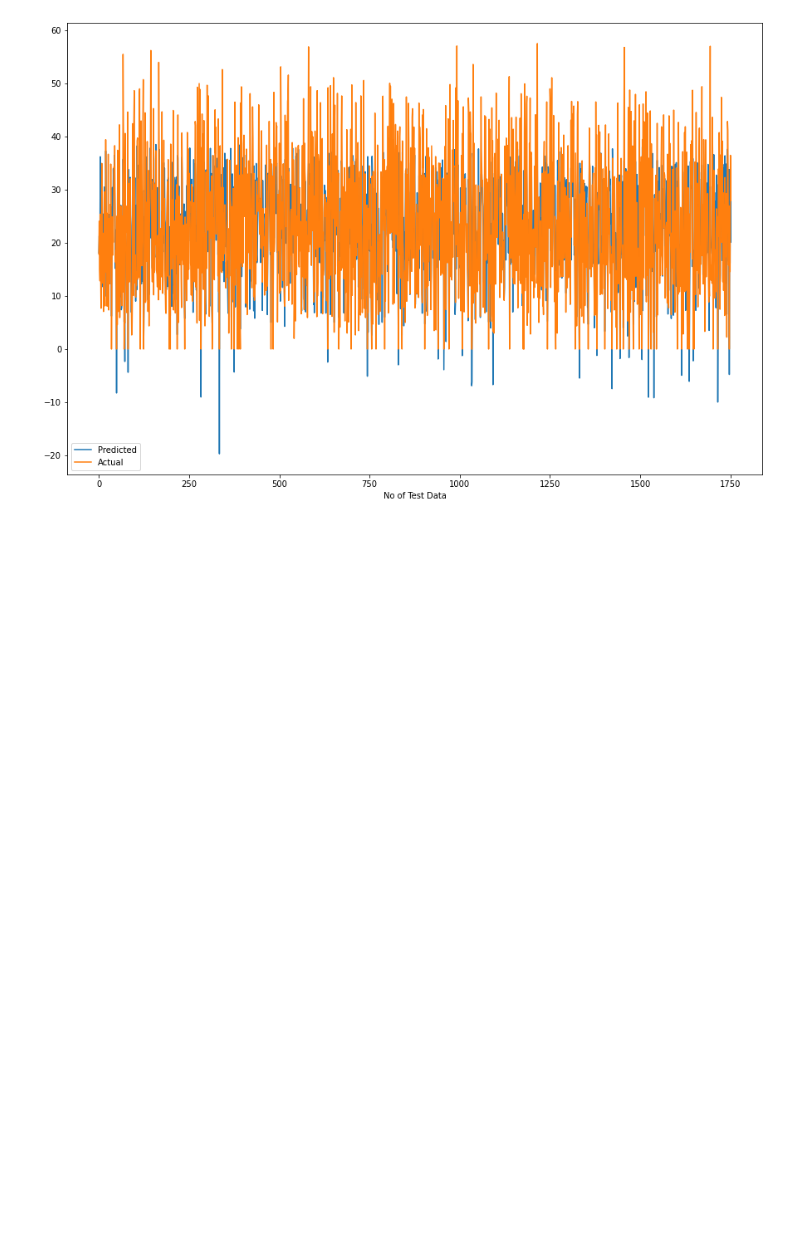
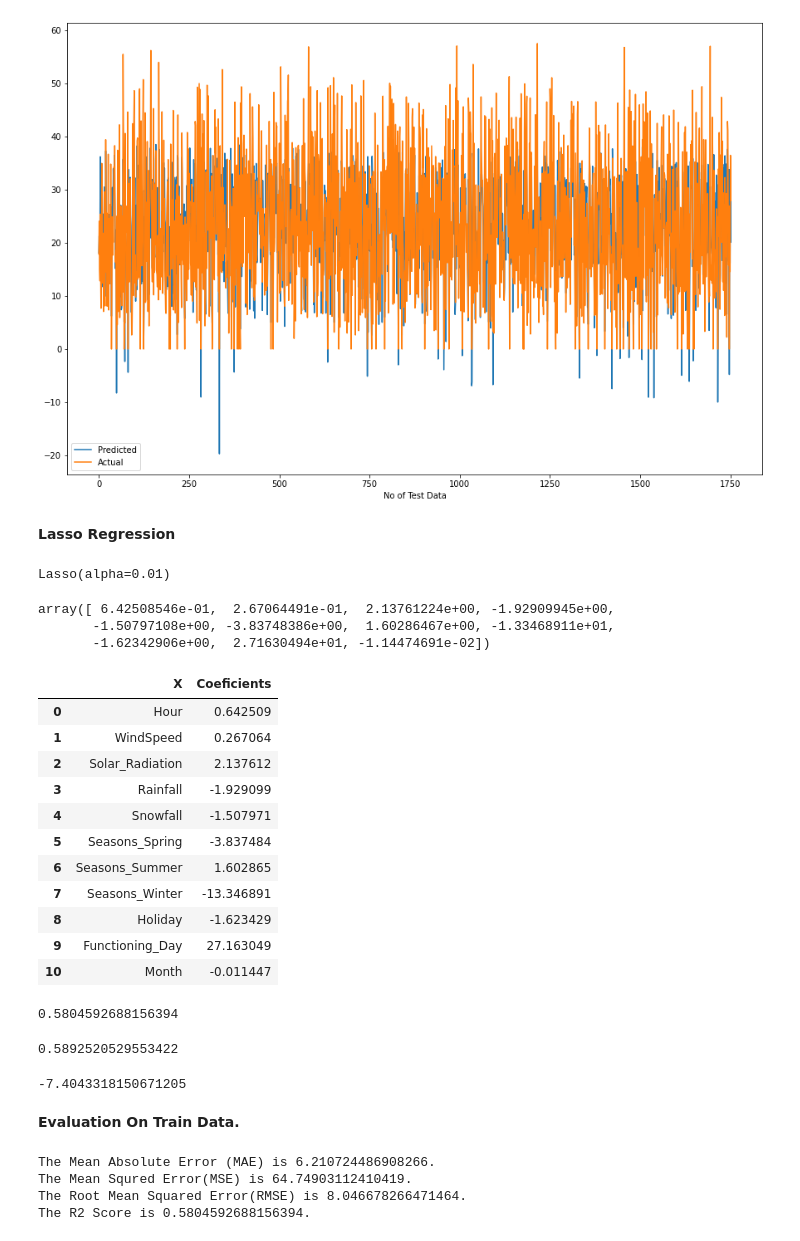
Before and after one commit to Anupa-123/Bike-sharing-demand-prediction, a Jupyter notebook: Bike_Sharing_Demand_Prediction_Capstone_Project.ipynb, the cells around one changed output. Drawn from its saved outputs; the diff is of its cells as text; code cells hidden in the pictures; blank space fills up the shorter version.

```diff
--- a/Bike_Sharing_Demand_Prediction_Capstone_Project.ipynb
+++ b/Bike_Sharing_Demand_Prediction_Capstone_Project.ipynb
@@ -938,3 +938,5 @@ plt.xlabel('No of Test Data')
 plt.show()
 # %% [output]
 [figure]
+# %% [markdown]
+**Lasso Regression**
@@ -940,0 +946,43 @@ plt.show()
+# %%
+# Fitting and training the model
+lasso_reg.fit(X_train,y_train)
+# %% [output]
+Lasso(alpha=0.01)
+# %%
+# Check coefficient
+lasso_reg.coef_
+# %% [output]
+array([ 6.42508546e-01,  2.67064491e-01,  2.13761224e+00, -1.92909945e+00,
+       -1.50797108e+00, -3.83748386e+00,  1.60286467e+00, -1.33468911e+01,
+       -1.62342906e+00,  2.71630494e+01, -1.14474691e-02])
+# %%
+# get dataframe of x columns and Coeficients
+pd.DataFrame(lasso_reg.coef_,X.columns,columns=['Coeficients']).reset_index().rename(columns={'index':'X'})
+# %% [output]
+|  | X | Coeficients |
+| 0 | Hour | 0.642509 |
+| 1 | WindSpeed | 0.267064 |
+| 2 | Solar_Radiation | 2.137612 |
+| 3 | Rainfall | -1.929099 |
+| 4 | Snowfall | -1.507971 |
+| 5 | Seasons_Spring | -3.837484 |
+| 6 | Seasons_Summer | 1.602865 |
+| 7 | Seasons_Winter | -13.346891 |
+| 8 | Holiday | -1.623429 |
+| 9 | Functioning_Day | 27.163049 |
+| 10 | Month | -0.011447 |
+# %%
+# Check score on train dataset
+lasso_reg.score(X_train,y_train)
+# %% [output]
+0.5804592688156394
+# %%
+# Check score on test dataset
+lasso_reg.score(X_test,y_test)
+# %% [output]
+0.5892520529553422
+# %%
+# Check intercept
+lasso_reg.intercept_
+# %% [output]
+-7.4043318150671205
@@ -940,0 +994,25 @@ plt.show()
+# %% [markdown]
+**Evaluation On Train Data.**
+# %%
+# Evaluation of training data set
+
+#Calculate Mean Absolute Error.
+MAE= mean_absolute_error(y_train,y_pred_train)
+print(f"The Mean Absolute Error (MAE) is {MAE}.")
+
+#Calculate  Mean Squared Error
+MSE=mean_squared_error(y_train,y_pred_train)
+print(f"The Mean Squred Error(MSE) is {MSE}.")
+
+#Calculate Root Mean Squared Error
+RMSE=np.sqrt(MSE)
+print(f"The Root Mean Squared Error(RMSE) is {RMSE}.")
+
+#Calculate R2 Score
+R2=r2_score(y_train,y_pred_train)
+print(f"The R2 Score is {R2}.")
+# %% [output]
+The Mean Absolute Error (MAE) is 6.210724486908266.
+The Mean Squred Error(MSE) is 64.74903112410419.
+The Root Mean Squared Error(RMSE) is 8.046678266471464.
+The R2 Score is 0.5804592688156394.
```
Also changed, not shown: parts of 19 cells of this notebook.
